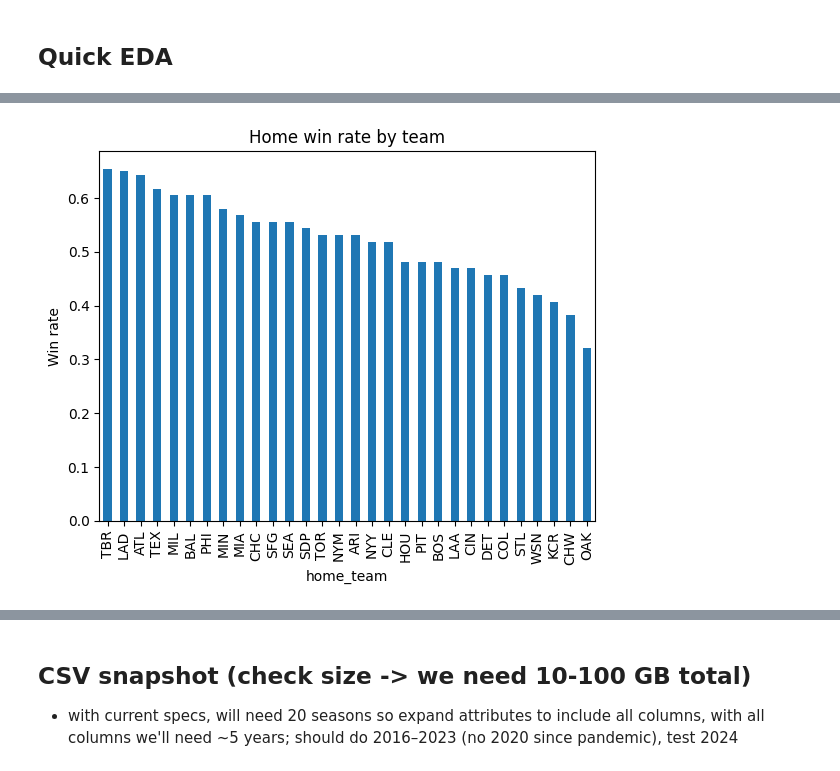
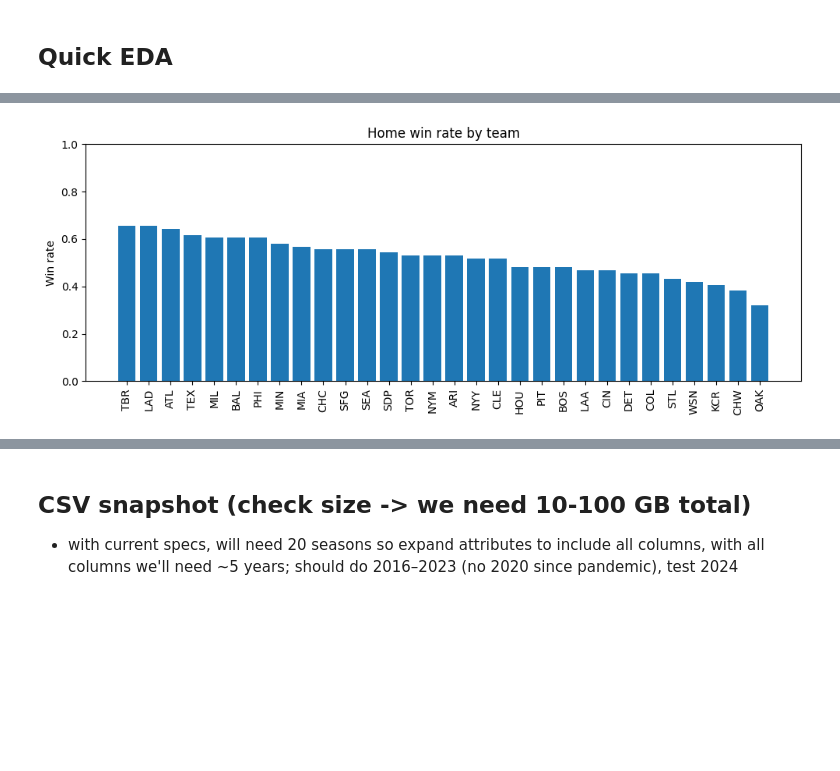
Before and after one commit to sophia-vo/CSE-151A-Group-Project, a Jupyter notebook: notebooks/milestone2_exploration.ipynb, the cells around one changed output, grey strips where cells are left out. Saved outputs shown, nothing was run; the diff lists cells and outputs as text; code cells hidden in the pictures; blank space fills up the shorter version.

```diff
--- a/notebooks/milestone2_exploration.ipynb
+++ b/notebooks/milestone2_exploration.ipynb
@@ -454,8 +463,28 @@ Home win rate: 0.521
-# %%
-team_win = g.groupby('home_team')['home_win'].mean().sort_values(ascending=False)
-plt.figure(); team_win.plot(kind='bar'); plt.title('Home win rate by team'); plt.ylabel('Win rate'); plt.show()
-# %% [output]
-[figure, removed]
+# %%
+g = g.copy()
+g["home_win"] = pd.to_numeric(g["home_win"], errors="coerce")
+g = g.dropna(subset=["home_win"])
+
+team_win = (
+    g.groupby("home_team", dropna=False)["home_win"]
+      .mean()
+      .sort_values(ascending=False)
+)
+
+if team_win.empty:
+    raise ValueError("team_win is empty (no rows after filtering).")
+
+import matplotlib.pyplot as plt
+plt.figure(figsize=(10,4))
+plt.bar(team_win.index.astype(str), team_win.values)
+plt.title("Home win rate by team")
+plt.ylabel("Win rate")
+plt.xticks(rotation=90)
+plt.ylim(0, 1)
+plt.tight_layout()
+plt.show()
+# %% [output]
+[figure, added]
 # %%
 if 'home_OPS' in g.columns:
     bins = pd.qcut(g['home_OPS'].dropna(), q=10, duplicates='drop')
```
Also changed, not shown: parts of 6 cells of this notebook, 3 other files.
